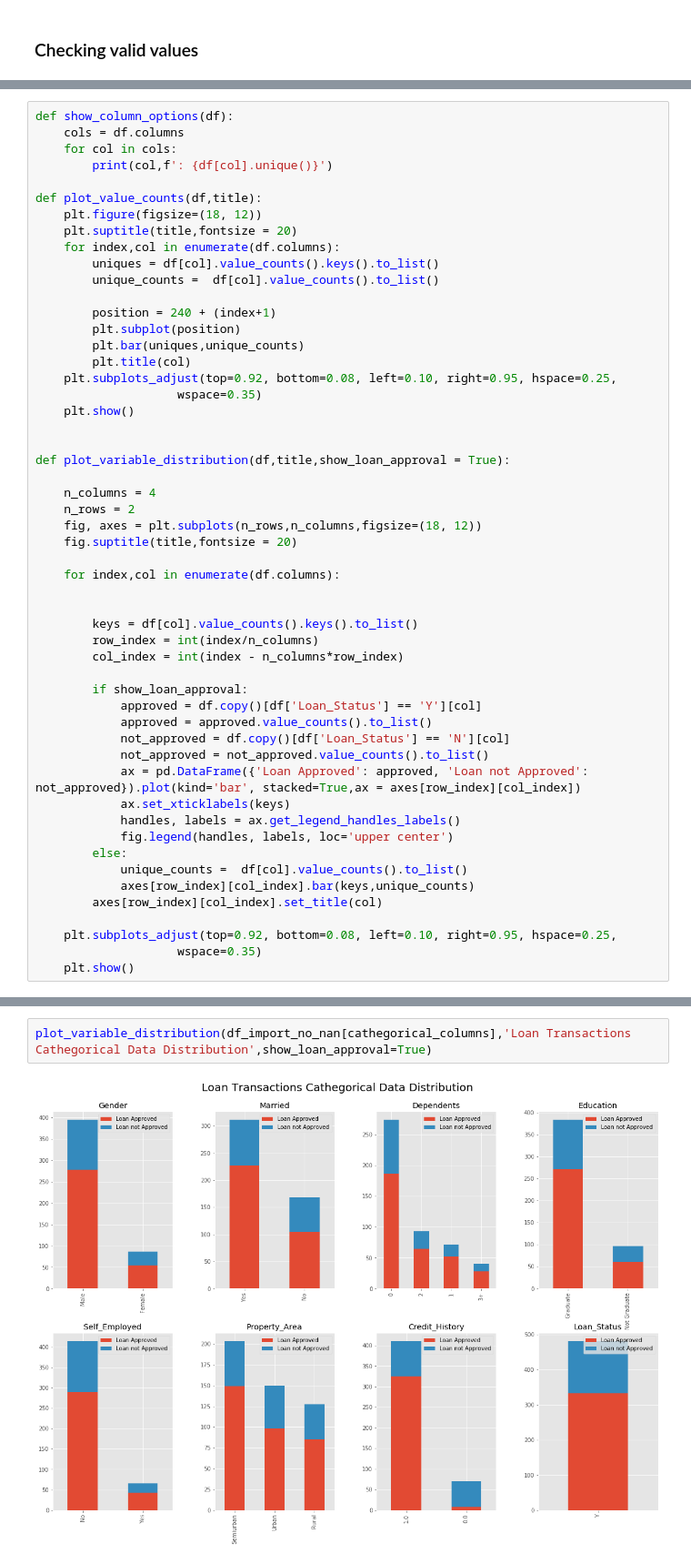
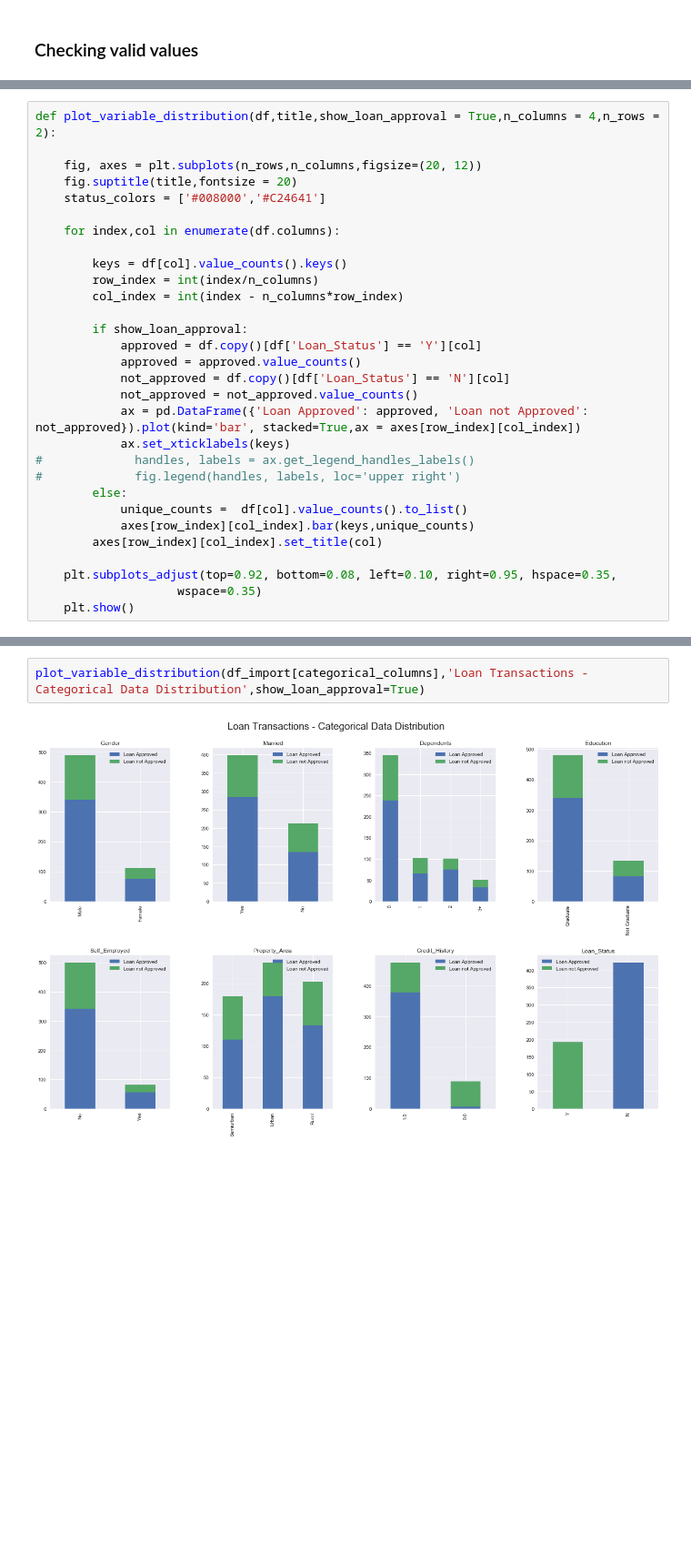
Before and after one commit to lucasthim/loan-prediction, a Jupyter notebook: 01_exploratory_analysis.ipynb, the cells around one changed output, grey strips where cells are left out. Shown at 91% size. Saved outputs shown, nothing was run; the diff lists cells and outputs as text; blank space fills up the shorter version.

Commit message:
Finishing exploratory data analysis and starting pre-processing

```diff
--- a/01_exploratory_analysis.ipynb
+++ b/01_exploratory_analysis.ipynb
@@ -92,53 +107,30 @@ dtype: int64
 # %%
-def show_column_options(df):
-    cols = df.columns
-    for col in cols:
-        print(col,f': {df[col].unique()}')
+def plot_variable_distribution(df,title,show_loan_approval = True,n_columns = 4,n_rows = 2):
 
-def plot_value_counts(df,title):
-    plt.figure(figsize=(18, 12))
-    plt.suptitle(title,fontsize = 20)
-    for index,col in enumerate(df.columns):
-        uniques = df[col].value_counts().keys().to_list()
-        unique_counts =  df[col].value_counts().to_list()
-
-        position = 240 + (index+1)
-        plt.subplot(position)
-        plt.bar(uniques,unique_counts)
-        plt.title(col)
-    plt.subplots_adjust(top=0.92, bottom=0.08, left=0.10, right=0.95, hspace=0.25,
-                    wspace=0.35)
-    plt.show()
-
-
-def plot_variable_distribution(df,title,show_loan_approval = True):
-
-    n_columns = 4
-    n_rows = 2
-    fig, axes = plt.subplots(n_rows,n_columns,figsize=(18, 12))
+    fig, axes = plt.subplots(n_rows,n_columns,figsize=(20, 12))
     fig.suptitle(title,fontsize = 20)
+    status_colors = ['#008000','#C24641']
 
     for index,col in enumerate(df.columns):
 
-
-        keys = df[col].value_counts().keys().to_list()
+        keys = df[col].value_counts().keys()
         row_index = int(index/n_columns)
         col_index = int(index - n_columns*row_index)
 
         if show_loan_approval:
             approved = df.copy()[df['Loan_Status'] == 'Y'][col]
-            approved = approved.value_counts().to_list()
+            approved = approved.value_counts()
             not_approved = df.copy()[df['Loan_Status'] == 'N'][col]
-            not_approved = not_approved.value_counts().to_list()
+            not_approved = not_approved.value_counts()
             ax = pd.DataFrame({'Loan Approved': approved, 'Loan not Approved': not_approved}).plot(kind='bar', stacked=True,ax = axes[row_index][col_index])
             ax.set_xticklabels(keys)
-            handles, labels = ax.get_legend_handles_labels()
-            fig.legend(handles, labels, loc='upper center')
+#             handles, labels = ax.get_legend_handles_labels()
+#             fig.legend(handles, labels, loc='upper right')
         else:
             unique_counts =  df[col].value_counts().to_list()
             axes[row_index][col_index].bar(keys,unique_counts)
         axes[row_index][col_index].set_title(col)
 
-    plt.subplots_adjust(top=0.92, bottom=0.08, left=0.10, right=0.95, hspace=0.25,
+    plt.subplots_adjust(top=0.92, bottom=0.08, left=0.10, right=0.95, hspace=0.35,
                     wspace=0.35)
     plt.show()
@@ -157,4 +137,4 @@ def plot_variable_distribution(df,title,show_loan_approval = True):
 # %%
-plot_variable_distribution(df_import_no_nan[cathegorical_columns],'Loan Transactions Cathegorical Data Distribution',show_loan_approval=True)
+plot_variable_distribution(df_import[categorical_columns],'Loan Transactions - Categorical Data Distribution',show_loan_approval=True)
 # %% [output]
-[figure, old version]
+[figure, new version]
```
Also changed, not shown: parts of 22 cells of this notebook, 2 other files.
